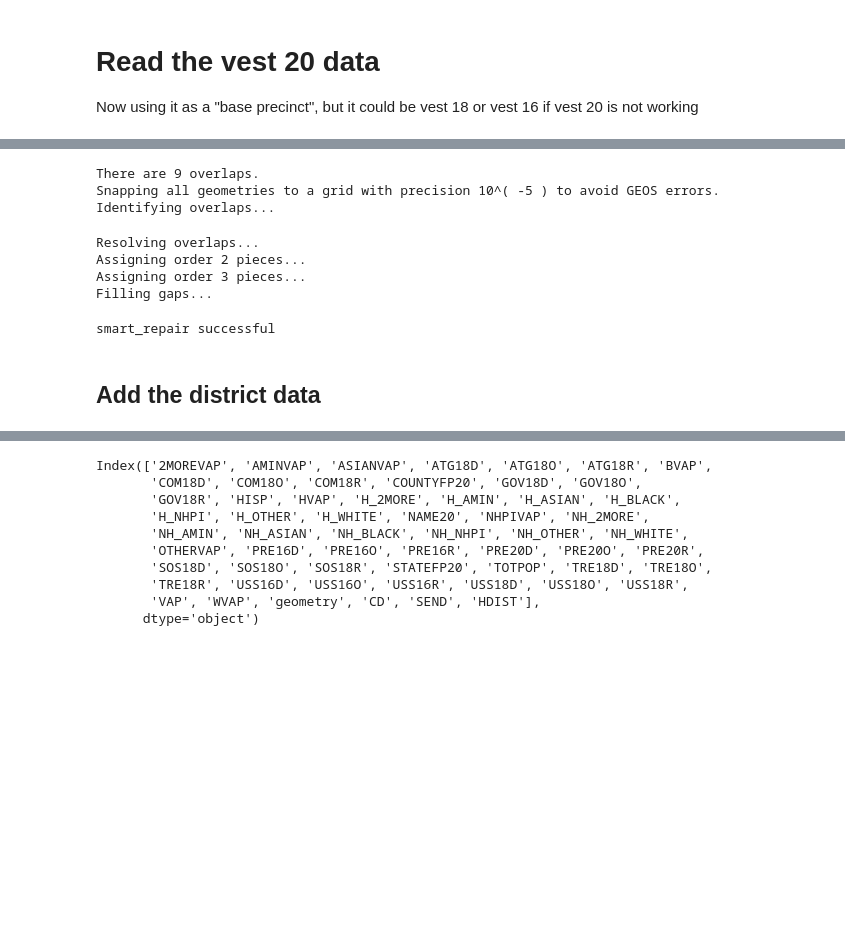
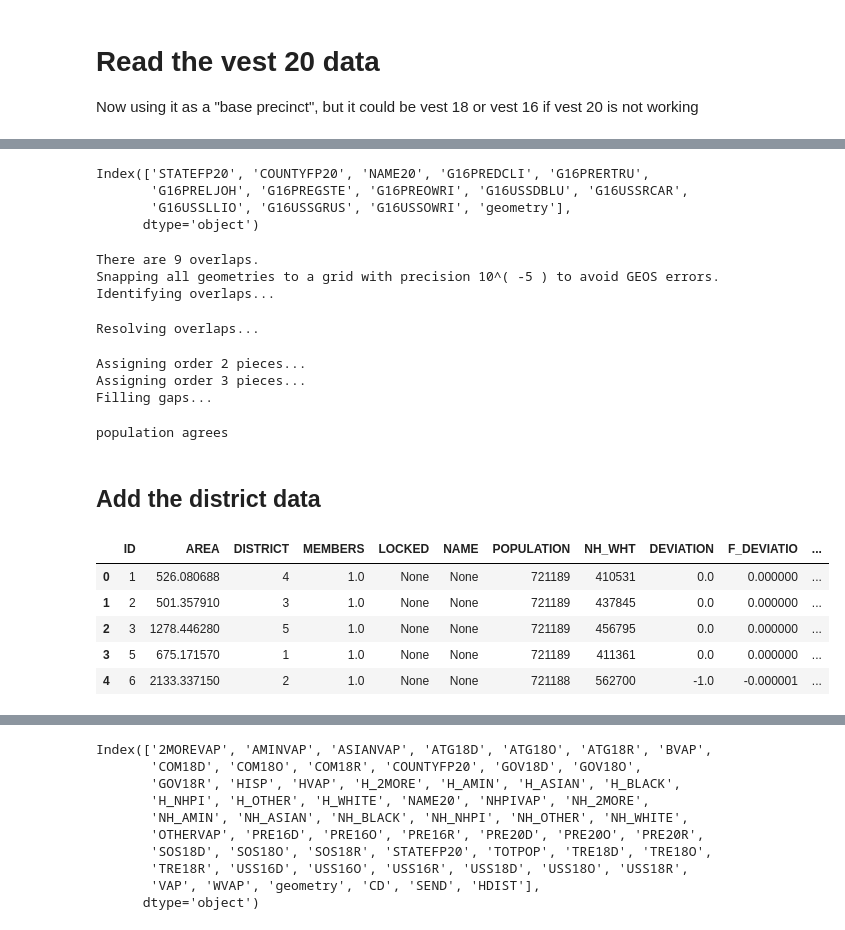
Before and after one commit to eveomett-states/Connecticut, a Jupyter notebook: ct.ipynb, the cells around one changed output, grey strips where cells are left out. Cells and saved outputs as stored; diff of their text form; code cells hidden in the pictures; blank space fills up the shorter version.

```diff
--- a/ct.ipynb
+++ b/ct.ipynb
@@ -170,17 +217,34 @@ vest16 = gpd.read_file(vest16_data)
+# %%
+vest16 = gpd.read_file(vest16_data)
+vest16.columns
+# %% [output]
+Index(['STATEFP20', 'COUNTYFP20', 'NAME20', 'G16PREDCLI', 'G16PRERTRU',
+       'G16PRELJOH', 'G16PREGSTE', 'G16PREOWRI', 'G16USSDBLU', 'G16USSRCAR',
+       'G16USSLLIO', 'G16USSGRUS', 'G16USSOWRI', 'geometry'],
+      dtype='object')
 # %%
-election_df = add_vest(vest16, election_df, '16', population_df, 3)
+election_df = add_vest(vest16, election_df, '16', population_df, start_col)
 # %% [output]
 There are 9 overlaps.
 Snapping all geometries to a grid with precision 10^( -5 ) to avoid GEOS errors.
 Identifying overlaps...
 Resolving overlaps...
-Assigning order 2 pieces...
-Assigning order 3 pieces...
-Filling gaps...
-smart_repair successful
+Assigning order 2 pieces...
+Assigning order 3 pieces...
+Filling gaps...
+population agrees
 # %% [markdown]
 ## Add the district data
 # %%
-cong_df = gpd.read_file(cd_data)
-send = gpd.read_file(send_data)
-hdist = gpd.read_file(hdist_data)
+cong_df = gpd.read_file(cd_data).to_crs('EPSG:4269')
+send = gpd.read_file(send_data).to_crs('EPSG:4269')
+hdist = gpd.read_file(hdist_data).to_crs('EPSG:4269')
+# %%
+cong_df.head()
+# %% [output]
+|  | ID | AREA | DISTRICT | MEMBERS | LOCKED | NAME | POPULATION | NH_WHT | DEVIATION | F_DEVIATIO | ... |
+| 0 | 1 | 526.080688 | 4 | 1.0 | None | None | 721189 | 410531 | 0.0 | 0.000000 | ... |
+| 1 | 2 | 501.357910 | 3 | 1.0 | None | None | 721189 | 437845 | 0.0 | 0.000000 | ... |
+| 2 | 3 | 1278.446280 | 5 | 1.0 | None | None | 721189 | 456795 | 0.0 | 0.000000 | ... |
+| 3 | 5 | 675.171570 | 1 | 1.0 | None | None | 721189 | 411361 | 0.0 | 0.000000 | ... |
+| 4 | 6 | 2133.337150 | 2 | 1.0 | None | None | 721188 | 562700 | -1.0 | -0.000001 | ... |
```
Also changed, not shown: parts of 40 cells of this notebook, 1 other file.
